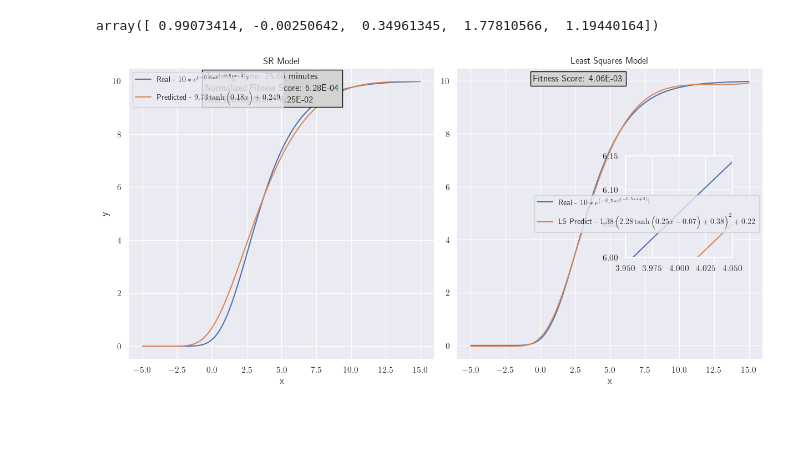
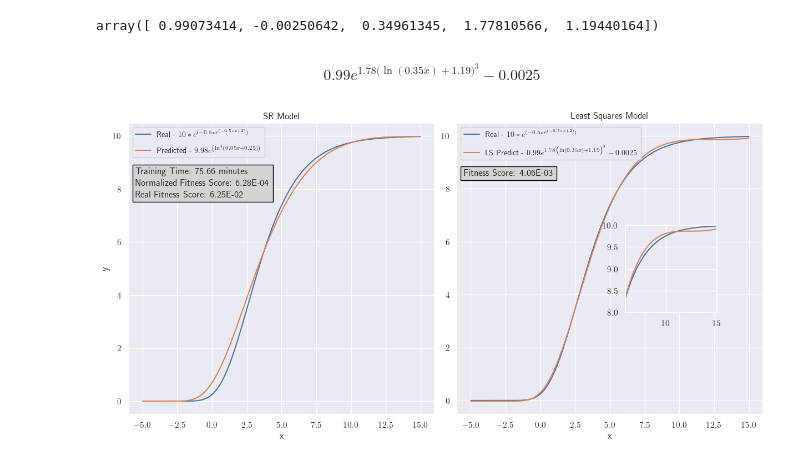
Before and after one commit to Guilherme-Ataliba/CSOWP-Symbolic-Regression, a Jupyter notebook: Analysis.ipynb, the cells around one changed output. Saved outputs shown, nothing was run; the diff lists cells and outputs as text; code cells hidden in the pictures; blank space fills up the shorter version.

```diff
--- a/Analysis.ipynb
+++ b/Analysis.ipynb
@@ -753,45 +753,47 @@ params = least_squares_fit(model, X_scaled, y_scaled, [1, 1, 1, 1, 1])
 params
 # %% [output]
 array([ 0.99073414, -0.00250642,  0.34961345,  1.77810566,  1.19440164])
+# %% [markdown]
+$$0.99e^{1.78\big(\ln(0.35x) + 1.19\big)^3} - 0.0025$$
 # %%
 def model(X, a, b, c, d, e):
     return (a * np.exp(d * (np.log(c*(X - X.min())/(X_range)) + e)**3) + b)*y_range + y.min()
 # %%
 fig, axs = plt.subplots(1, 2, constrained_layout=True, figsize=(12, 6))
 
 sns.lineplot(x=X, y=func(X), label=r"Real - $10*e^{(-0.5*e^{(-0.5*x + 2)})}$", ax=axs[0])
-sns.lineplot(x=X, y=output_func(X), label=r"Predicted - $9.73\tanh\Big(0.18x\Big) + 0.249$", ax=axs[0])
+sns.lineplot(x=X, y=output_func(X), label=r"Predicted - $9.98e^{\left(\ln^3\left(0.05x + 0.25\right)\right)}$", ax=axs[0])
 
 
 # Axis 1
 axs[0].annotate(f"""Training Time: {best_tree.training_time[0]/60.0:.2f} minutes
 Normalized Fitness Score: {best_tree.fitness_score[0]:.2E}
 Real Fitness Score: {least_squares(X, y, output_func):.2E}""",
-            (-0.5, 9.2), bbox={"facecolor": "lightgray", "edgecolor": "black"},
+            (-5.5, 7.7), bbox={"facecolor": "lightgray", "edgecolor": "black"},
                linespacing = 1.5)
 
 axs[0].legend(prop={"size": 10}, labelspacing=1)
 axs[0].set_ylabel("y")
 axs[0].set_xlabel("x")
 axs[0].set_title("SR Model")
 
 
 # Axis 2
 sns.lineplot(x=X, y=func(X), label=r"Real - $10*e^{(-0.5*e^{(-0.5*x + 2)})}$", ax=axs[1])
-sns.lineplot(x=X, y=model(X, *params), ax=axs[1], label=r"LS Predict - $1.38\left(2.28 \tanh\Big(0.25x -0.07\Big) + 0.38\right)^2 + 0.22$")
-axs[1].legend(prop={"size": 10}, labelspacing=1)
+sns.lineplot(x=X, y=model(X, *params), ax=axs[1], label=r"LS Predict - $0.99e^{1.78\big(\ln(0.35x) + 1.19\big)^3} - 0.0025$")
+axs[1].legend(prop={"size": 10}, labelspacing=1, loc = "upper left")
 axs[1].set_xlabel("x")
 
 axs[1].annotate(f"""Fitness Score: {least_squares(X, y, model, *params):.2E}""",
-            (-0.5, 10), bbox={"facecolor": "lightgray", "edgecolor": "black"})
+            (-5.5, 8.5), bbox={"facecolor": "lightgray", "edgecolor": "black"})
 axs[1].set_title("Least Squares Model")
 
-ins = axs[1].inset_axes([0.55, 0.35, 0.35, 0.35])
+ins = axs[1].inset_axes([0.55, 0.35, 0.30, 0.30])
 sns.lineplot(x=X, y=func(X), ax=ins)
 sns.lineplot(x=X, y=model(X, *params), ax=ins)
-ins.set_xlim((3.95,4.05))
-ins.set_ylim((6,6.15))
+ins.set_xlim((6,15))
+ins.set_ylim((8,10))
 
 plt.show()
 # %% [output]
-[figure, old version]
+[figure, new version]
```
Also changed, not shown: parts of 35 cells of this notebook, 6 other files.
